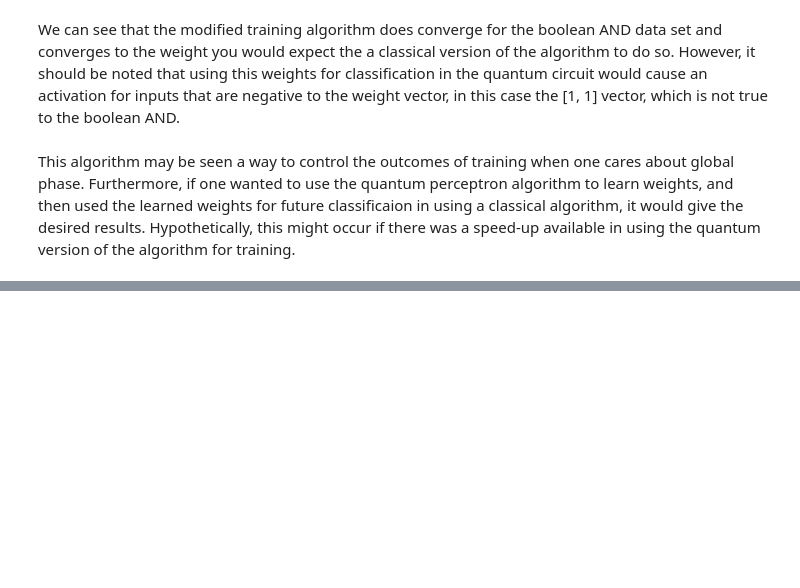
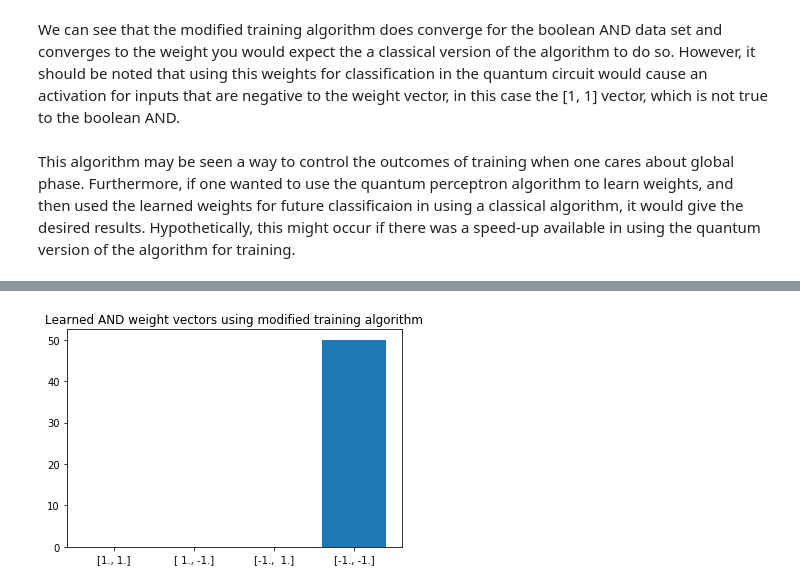
Before and after one commit to Farquhar13/QuantumPerceptron, a Jupyter notebook: QuantumPerceptron/1-qubit perceptron.ipynb, the cells around one changed output, grey strips where cells are left out. Cells and saved outputs as stored; diff of their text form; code cells hidden in the pictures; blank space fills up the shorter version.

```diff
--- a/QuantumPerceptron/1-qubit perceptron.ipynb
+++ b/QuantumPerceptron/1-qubit perceptron.ipynb
@@ -596,0 +696,8 @@ This algorithm may be seen a way to control the outcomes of training when one ca
+# %%
+AND_labels = np.array([-1, -1, -1, 1])
+neg_labels = find_neg_labels(data, AND_labels)
+d_AND = modified_sample(data, AND_labels, neg_labels, train=modified_train, n=50)
+#print_weights(d_AND, title="Learned AND weight vectors using modified training algorithm", save=True)
+print_weights(d_AND, title="Learned AND weight vectors using modified training algorithm")
+# %% [output]
+[figure, added]
```
Also changed, not shown: parts of 15 cells of this notebook.
